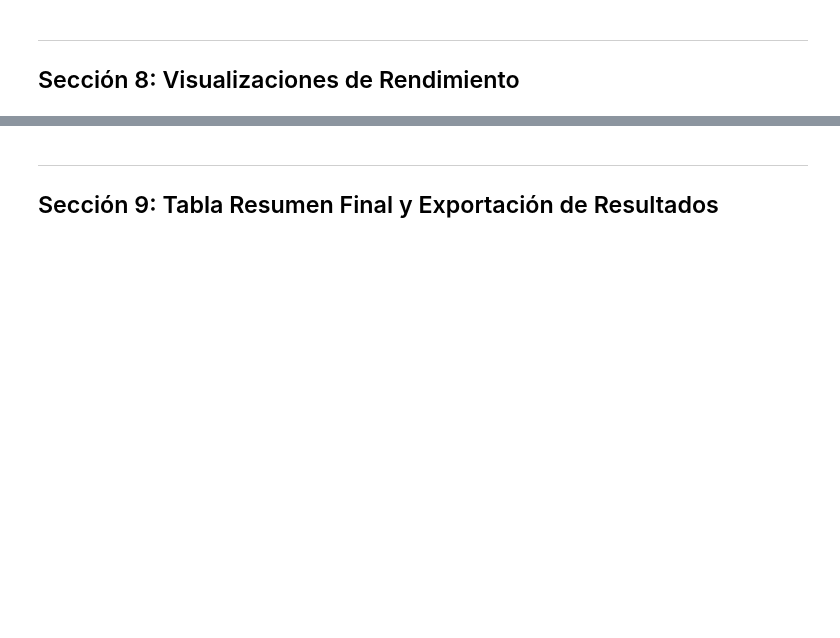
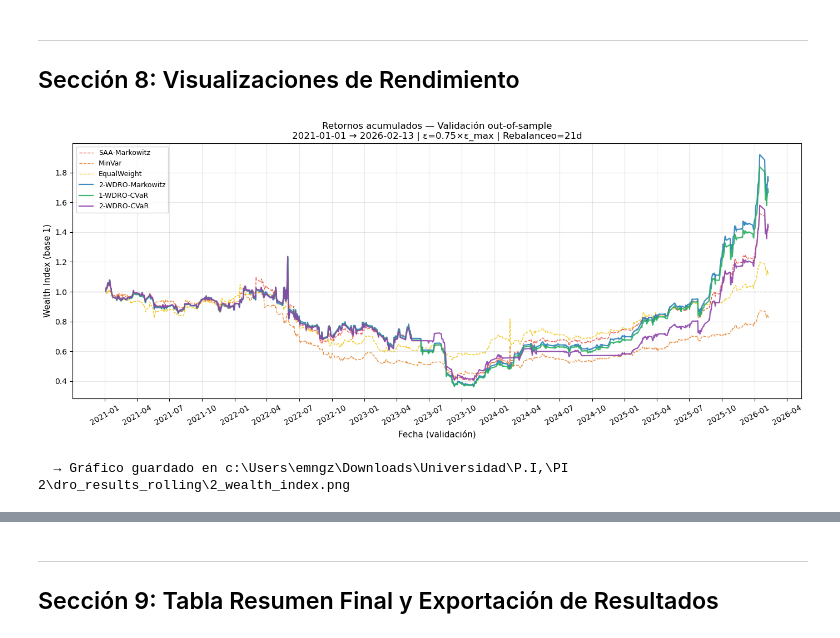
Before and after one commit to EmanuelGonzalezf/DRO-Colcap-model, a Jupyter notebook: DRO_RollingWindow_Backtest.ipynb, the cells around one changed output, grey strips where cells are left out. Drawn from its saved outputs; the diff is of its cells as text; code cells hidden in the pictures; blank space fills up the shorter version.

Commit message:
Cambios mínimos funcionamiento Rolling Window

```diff
--- a/DRO_RollingWindow_Backtest.ipynb
+++ b/DRO_RollingWindow_Backtest.ipynb
@@ -102,6 +103,12 @@ Aquí defines los parámetros globales del rolling window. Tienes **dos formas**
 DATA_PATH = r"c:\Users\emngz\Downloads\Universidad\P.I,\PI 2\Datos_empresas_colcap_IMPUTADOS"
 RESULTS_DIR = Path(PROJECT_ROOT) / "dro_results_rolling"
 RESULTS_DIR.mkdir(exist_ok=True)
+
+# --- ARCHIVO BENCHMARK COLCAP (SOLO VISUALIZACIÓN / COMPARACIÓN) ------------
+COLCAP_BENCHMARK_CANDIDATES = [
+    Path(PROJECT_ROOT) / "COLCAP Historical Data.csv",
+ ]
+BENCHMARK_LABEL = "COLCAP Index"
 
 # --- CONFIGURACIÓN DEL ROLLING WINDOW ----------------------------------------
 # Edita estas fechas directamente si no usas los widgets interactivos
@@ -644,6 +703,20 @@ for train_ret, val_ret, train_dates, val_dates, step_idx in iterator:
         cvar_alpha       = CVAR_CONFIDENCE,
     )
 
+    timing = window_results.get('_timing', {})
+    print(
+        f"[iter {step_idx:03d}] "
+        f"mu_max={timing.get('compute_mu_max', np.nan):7.3f}s | "
+        f"eps_max={timing.get('compute_eps_max', np.nan):7.3f}s | "
+        f"SAA={timing.get('SAA-Markowitz', np.nan):7.3f}s | "
+        f"MinVar={timing.get('MinVar', np.nan):7.3f}s | "
+        f"EqW={timing.get('EqualWeight', np.nan):7.3f}s | "
+        f"2W-Mkv={timing.get('2-WDRO-Markowitz', np.nan):7.3f}s | "
+        f"1W-CVaR={timing.get('1-WDRO-CVaR', np.nan):7.3f}s | "
+        f"2W-CVaR={timing.get('2-WDRO-CVaR', np.nan):7.3f}s | "
+        f"total={timing.get('window_total', np.nan):7.3f}s"
+    )
+
     # Para cada modelo, calcular retornos de portafolio en validación
     for model_name in MODELS_CONFIG.keys():
         res = window_results.get(model_name, {})
@@ -884,6 +1008,7 @@ COLOR_MAP = {
     '2-WDRO-Markowitz' : '#2980b9',
     '1-WDRO-CVaR'      : '#27ae60',
     '2-WDRO-CVaR'      : '#8e44ad',
+    BENCHMARK_LABEL    : '#2c3e50',
 }
 LINE_STYLE = {
     'SAA-Markowitz'    : '--',
@@ -892,6 +1017,7 @@ LINE_STYLE = {
     '2-WDRO-Markowitz' : '-',
     '1-WDRO-CVaR'      : '-',
     '2-WDRO-CVaR'      : '-',
+    BENCHMARK_LABEL    : '-.',
 }
 
 fig, ax = plt.subplots(figsize=(14, 6))
@@ -920,33 +1046,50 @@ for model_name in MODELS_CONFIG.keys():
     # Wealth index: producto acumulado de (1 + r)
     r_arr    = np.array(all_returns)
     wealth   = np.cumprod(1 + r_arr)
     wealth_series[model_name] = (all_dates[:len(wealth)], wealth)
 
     ax.plot(all_dates[:len(wealth)], wealth,
             label=model_name,
             color=COLOR_MAP.get(model_name, 'gray'),
             ls=LINE_STYLE.get(model_name, '-'),
             lw=1.6 if model_name in ('2-WDRO-Markowitz','1-WDRO-CVaR','2-WDRO-CVaR') else 1.0,
             alpha=0.9)
 
+# Benchmark externo COLCAP (solo referencia visual)
+if 'benchmark_returns_oos' in globals() and len(benchmark_returns_oos) > 0:
+    bench_wealth = np.cumprod(1 + benchmark_returns_oos.values)
+    wealth_series[BENCHMARK_LABEL] = (benchmark_returns_oos.index, bench_wealth)
+    ax.plot(
+        benchmark_returns_oos.index,
+        bench_wealth,
+        label=BENCHMARK_LABEL,
+        color=COLOR_MAP[BENCHMARK_LABEL],
+        ls=LINE_STYLE[BENCHMARK_LABEL],
+        lw=2.2,
+        alpha=0.95,
+    )
+
 ax.axhline(1.0, color='black', ls=':', lw=0.8, alpha=0.5)
 ax.set_xlabel("Fecha (validación)", fontsize=11)
 ax.set_ylabel("Wealth Index (base 1)", fontsize=11)
 ax.set_title(
     f"Retornos acumulados — Validación out-of-sample\n"
     f"{VAL_START_DATE} → {VAL_END_DATE} | "
     f"ε={EPSILON_FRACTION:.2f}×ε_max | Rebalanceo={REBALANCE_FREQ}d",
     fontsize=12
 )
 ax.legend(loc='upper left', fontsize=9)
 ax.xaxis.set_major_formatter(mdates.DateFormatter('%Y-%m'))
 ax.xaxis.set_major_locator(mdates.MonthLocator(bymonth=[1, 4, 7, 10]))
 plt.xticks(rotation=30)
 ax.grid(alpha=0.3)
 plt.tight_layout()
 plt.savefig(RESULTS_DIR / "2_wealth_index.png", dpi=150)
 plt.show()
 print(f"  → Gráfico guardado en {RESULTS_DIR / '2_wealth_index.png'}")
+# %% [output]
+[figure, added]
+  → Gráfico guardado en c:\Users\emngz\Downloads\Universidad\P.I,\PI 2\dro_results_rolling\2_wealth_index.png
 # %%
 ## ============================================================================
 ## SECCIÓN 8B: PANEL 2×3 — MÉTRICAS INDIVIDUALES
```
Also changed, not shown: parts of 13 cells of this notebook, 2 other files.
